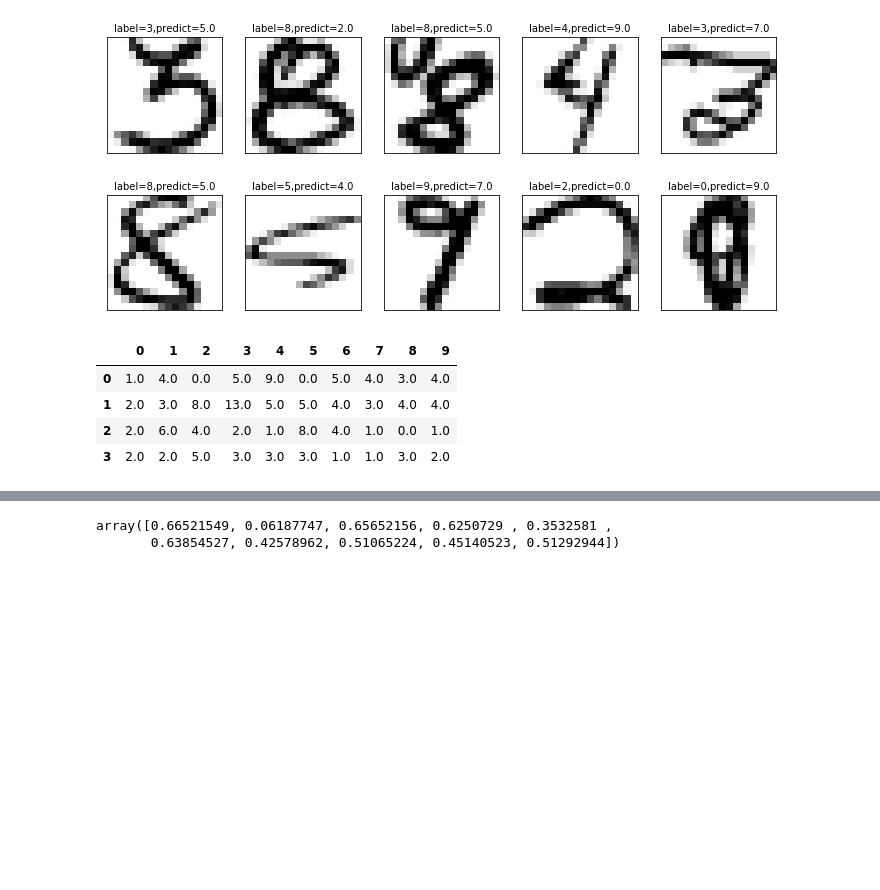
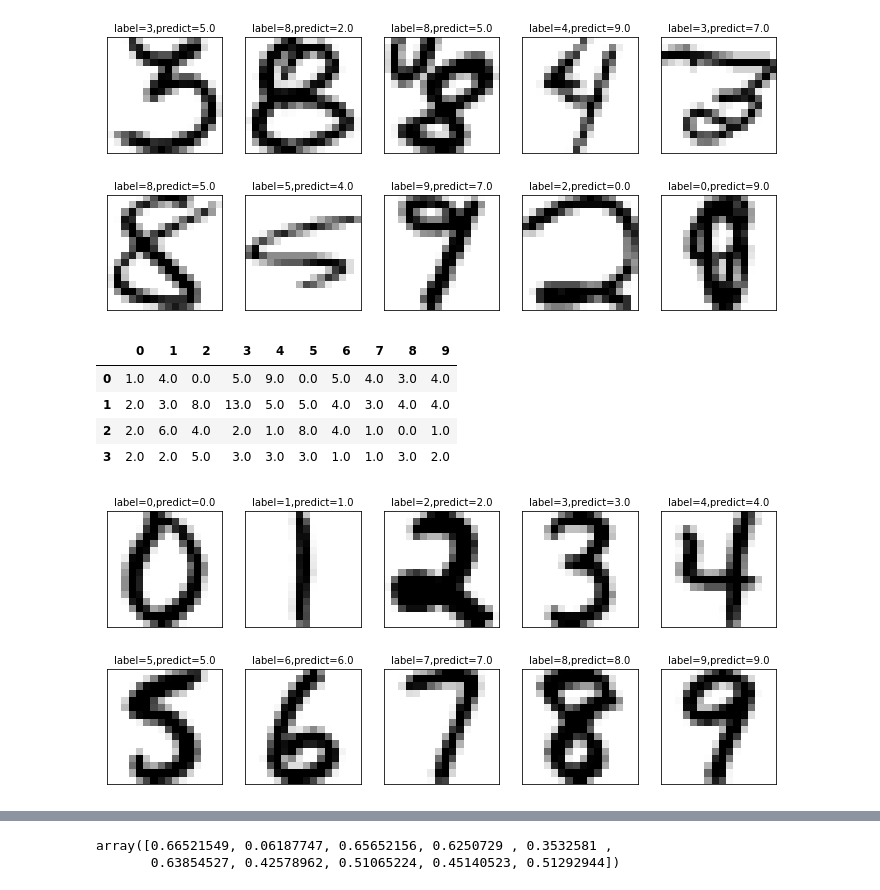
Before and after one commit to Chris99252/NCUC-DataAnalysis, a Jupyter notebook: HW2-HandWritter.ipynb, the cells around one changed output, grey strips where cells are left out. Drawn from its saved outputs; the diff is of its cells as text; code cells hidden in the pictures; blank space fills up the shorter version.

```diff
--- a/HW2-HandWritter.ipynb
+++ b/HW2-HandWritter.ipynb
@@ -266,11 +302,12 @@ def svdAlgorithm (x_Data, y_Data, U_list,basis):
 
     for r in range(basis):
         n_Data = x_Data.shape[1]
-        y_predict = np.ones((n_Data))
+        y_predict = np.ones(n_Data)
+        result_single = np.ones(n_Data)
 
         for i in range(0, n_Data):
             z = x_Data[:, i]
-            residual_list = np.ones((10))
+            residual_list = np.ones(10)
 
             for j in range(10):
                 U_k = U_list[j][:, :r+1]
@@ -281,11 +318,13 @@ def svdAlgorithm (x_Data, y_Data, U_list,basis):
 
             if r == basis-1:
                 result_residual.append(residual_list)
+                result_single[i] = np.amin(residual_list)
 
         result_mse.append(np.mean((y_Data/1.0 - y_predict/1.0) ** 2))
 
     x_Data_list = pd.concat([pd.DataFrame(x_Data.T),pd.DataFrame(y_Data, columns=['actual'])], axis=1)
     result_List = pd.concat([x_Data_list, pd.DataFrame(y_predict, columns=['prediction'])], axis=1)
+    result_List = pd.concat([result_List, pd.DataFrame(result_single, columns=['residual'])], axis=1)
 
     result_predict = result_List[result_List['actual'] == result_List['prediction']].shape[0]/result_List.shape[0]
 
@@ -425,3 +464,18 @@ pd.DataFrame(errorPrediction, columns=np.arange(0, 10))
 | 1 | 2.0 | 3.0 | 8.0 | 13.0 | 5.0 | 5.0 | 4.0 | 3.0 | 4.0 | 4.0 |
 | 2 | 2.0 | 6.0 | 4.0 | 2.0 | 1.0 | 8.0 | 4.0 | 1.0 | 0.0 | 1.0 |
 | 3 | 2.0 | 2.0 | 5.0 | 3.0 | 3.0 | 3.0 | 1.0 | 1.0 | 3.0 | 2.0 |
+# %%
+minList = result_Test_list[result_Test_list['actual'] == result_Test_list['prediction']].groupby('actual').agg({'residual': ['min']})
+
+
+niceIndex = np.zeros(10)
+
+for i in range(0,10):
+    digitalList = result_Test_list[result_Test_list['actual'] == i]
+    niceIndex[i] = int(digitalList[digitalList['residual'] == minList['residual']['min'][i]].index.values[0])
+
+niceList = result_Test_list.iloc[result_Test_list.index.get_indexer(niceIndex)]
+
+plot_images_labels_prediction(niceList.iloc[:,np.arange(0, 256)], niceList.iloc[:,[256]], niceList.iloc[:,[257]],0,10)
+# %% [output]
+[figure, added]
```
Also changed, not shown: parts of 6 cells of this notebook.
